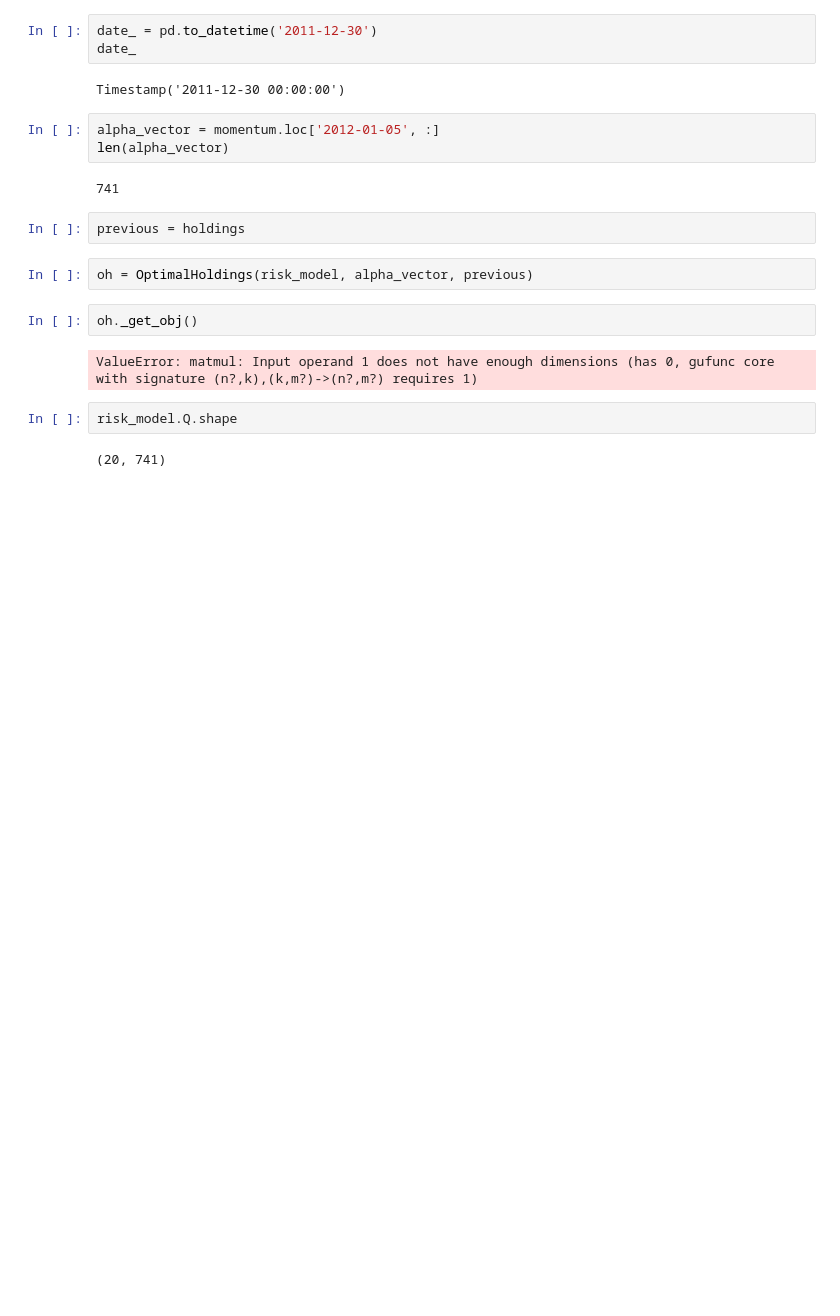
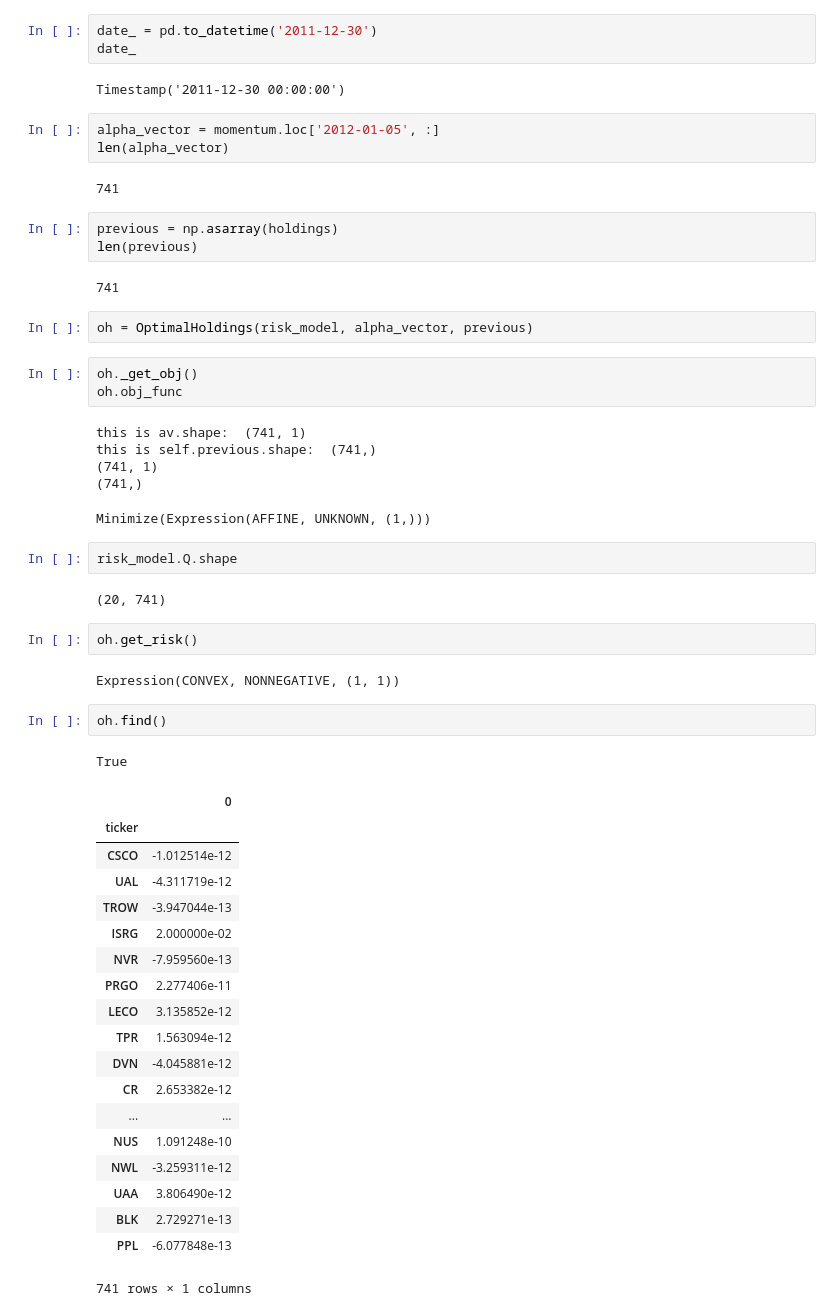
Before and after one commit to rwuebker/backtesting, a Jupyter notebook: optimal_holdings_tester.ipynb, the cells around one changed output. Saved outputs shown, nothing was run; the diff lists cells and outputs as text; blank space fills up the shorter version.

```diff
--- a/optimal_holdings_tester.ipynb
+++ b/optimal_holdings_tester.ipynb
@@ -237,14 +237,49 @@ len(alpha_vector)
 # %% [output]
 741
 # %%
-previous = holdings
+previous = np.asarray(holdings)
+len(previous)
+# %% [output]
+741
 # %%
 oh = OptimalHoldings(risk_model, alpha_vector, previous)
 # %%
 oh._get_obj()
+oh.obj_func
 # %% [output]
-ValueError: matmul: Input operand 1 does not have enough dimensions (has 0, gufunc core with signature (n?,k),(k,m?)->(n?,m?) requires 1)
+this is av.shape:  (741, 1)
+this is self.previous.shape:  (741,)
+(741, 1)
+(741,)
+Minimize(Expression(AFFINE, UNKNOWN, (1,)))
 # %%
 risk_model.Q.shape
 # %% [output]
 (20, 741)
+# %%
+oh.get_risk()
+# %% [output]
+Expression(CONVEX, NONNEGATIVE, (1, 1))
+# %%
+oh.find()
+# %% [output]
+True
+|  | 0 |
+| ticker |  |
+| CSCO | -1.012514e-12 |
+| UAL | -4.311719e-12 |
+| TROW | -3.947044e-13 |
+| ISRG | 2.000000e-02 |
+| NVR | -7.959560e-13 |
+| PRGO | 2.277406e-11 |
+| LECO | 3.135852e-12 |
+| TPR | 1.563094e-12 |
+| DVN | -4.045881e-12 |
+| CR | 2.653382e-12 |
+| ... | ... |
+| NUS | 1.091248e-10 |
+| NWL | -3.259311e-12 |
+| UAA | 3.806490e-12 |
+| BLK | 2.729271e-13 |
+| PPL | -6.077848e-13 |
+741 rows × 1 columns
```
Also changed, not shown: parts of 2 cells of this notebook.
